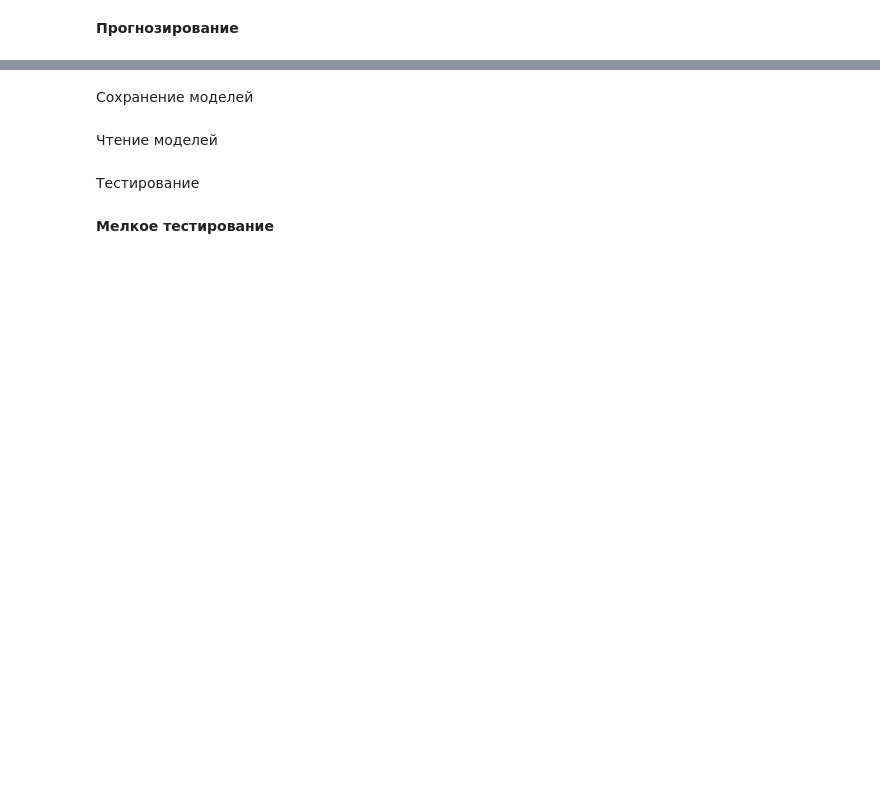
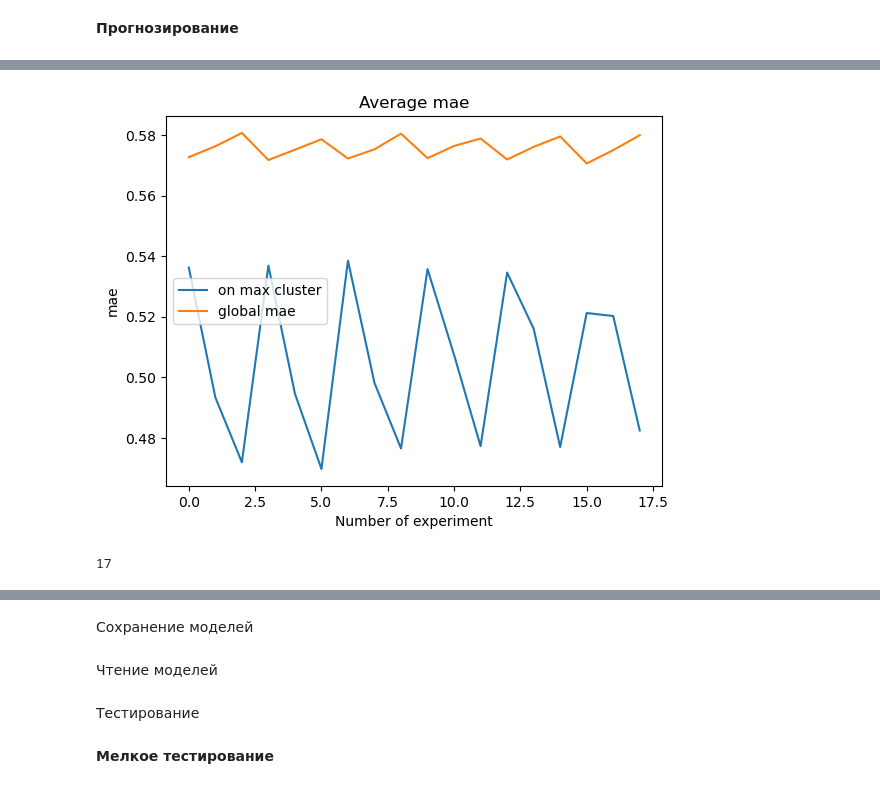
Before and after one commit to VeryLittleAnna/time_series, a Jupyter notebook: clear_notebook.ipynb, the cells around one changed output, grey strips where cells are left out. Cells and saved outputs as stored; diff of their text form; code cells hidden in the pictures; blank space fills up the shorter version.

```diff
--- a/clear_notebook.ipynb
+++ b/clear_notebook.ipynb
@@ -197,0 +413,15 @@ np.mean(mae_on_max_cluster, axis=1)
+# %%
+plt.plot(np.mean(mae_on_max_cluster1, axis=1), label="on max cluster")
+plt.plot(np.mean(maes1, axis=1), label="global mae")
+plt.legend()
+plt.title("Average mae")
+plt.ylabel("mae")
+plt.xlabel("Number of experiment")
+plt.show()
+# %% [output]
+[figure, added]
+# %%
+ind1 = np.argmin(np.mean(mae_on_max_cluster, axis=1))
+ind1
+# %% [output]
+17
```
Also changed, not shown: parts of 64 cells of this notebook.
